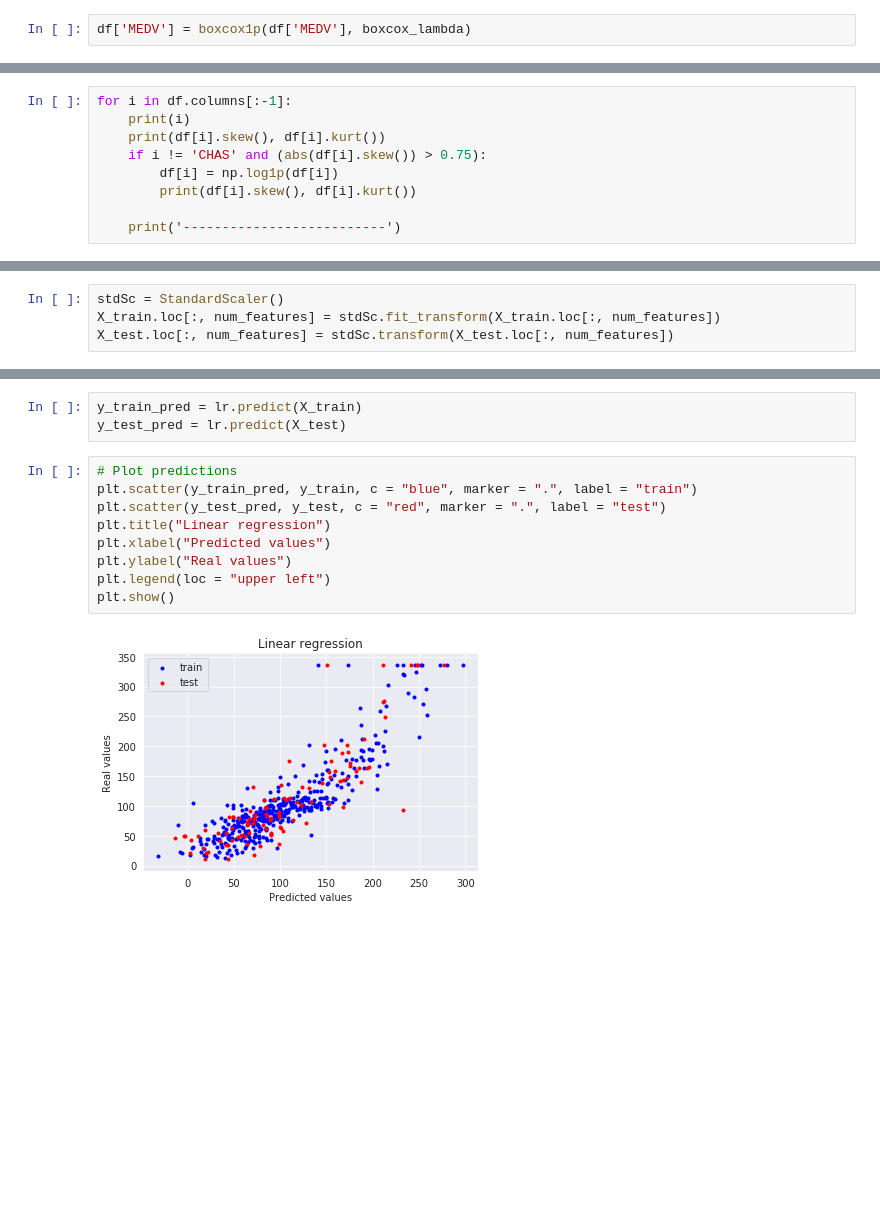
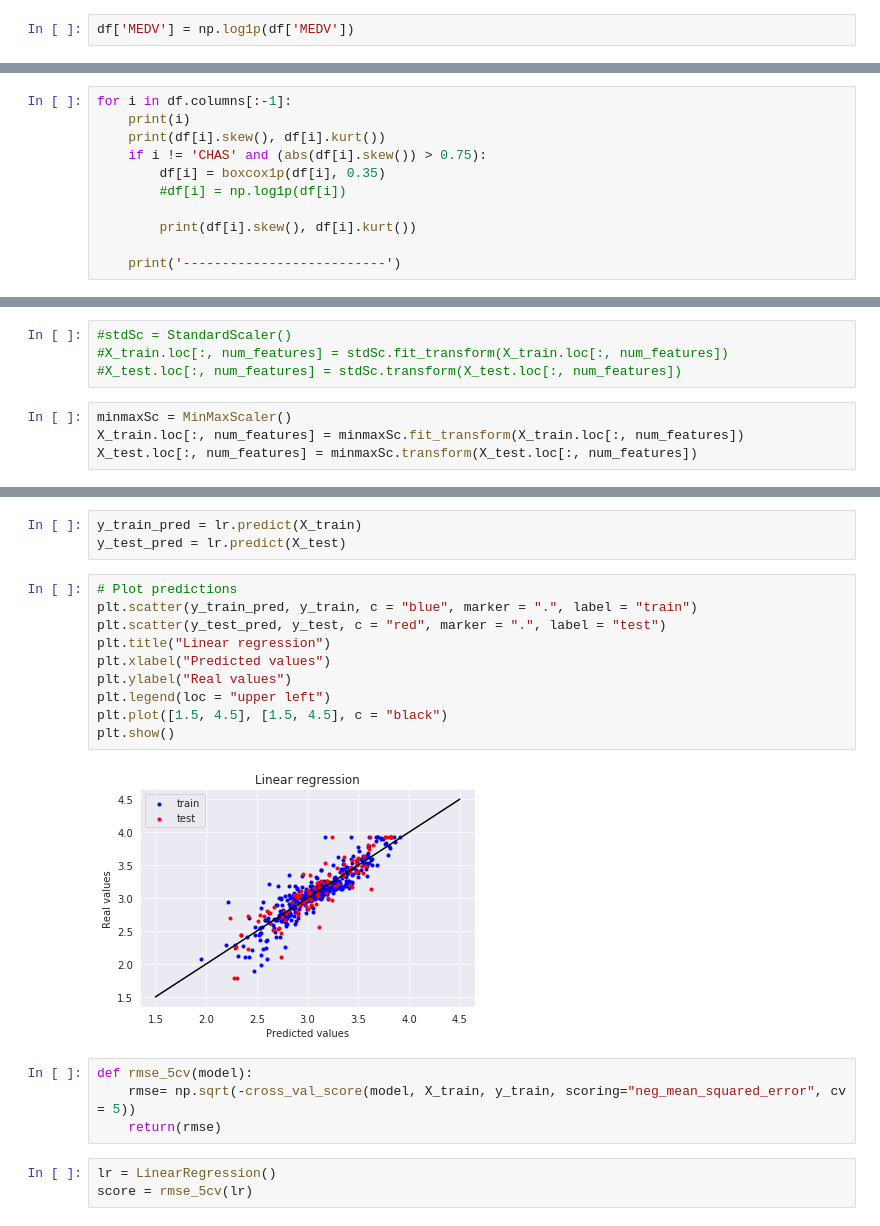
Before and after one commit to jk7g14/House-Price-Prediction, a Jupyter notebook: house-price-prediction-part2.ipynb, the cells around one changed output, grey strips where cells are left out. Cells and saved outputs as stored; diff of their text form; blank space fills up the shorter version.

Commit message:
Add mutiple regression models

```diff
--- a/house-price-prediction-part2.ipynb
+++ b/house-price-prediction-part2.ipynb
@@ -28,4 +28,4 @@ df.head()
 | 3 | 0.03237 | 0.0 | 2.18 | 0 | 0.458 | 6.998 | 45.8 | 6.0622 | 3 | 222.0 | 18.7 | ... |
 | 4 | 0.06905 | 0.0 | 2.18 | 0 | 0.458 | 7.147 | 54.2 | 6.0622 | 3 | 222.0 | 18.7 | ... |
 # %%
-df['MEDV'] = boxcox1p(df['MEDV'], boxcox_lambda)
+df['MEDV'] = np.log1p(df['MEDV'])
@@ -34,7 +46,9 @@ for i in df.columns[:-1]:
     print(i)
     print(df[i].skew(), df[i].kurt())
     if i != 'CHAS' and (abs(df[i].skew()) > 0.75):
-        df[i] = np.log1p(df[i])
+        df[i] = boxcox1p(df[i], 0.35)
+        #df[i] = np.log1p(df[i])
+
         print(df[i].skew(), df[i].kurt())
 
     print('--------------------------')
@@ -101,5 +103,9 @@ X_train
 # %%
-stdSc = StandardScaler()
-X_train.loc[:, num_features] = stdSc.fit_transform(X_train.loc[:, num_features])
-X_test.loc[:, num_features] = stdSc.transform(X_test.loc[:, num_features])
+#stdSc = StandardScaler()
+#X_train.loc[:, num_features] = stdSc.fit_transform(X_train.loc[:, num_features])
+#X_test.loc[:, num_features] = stdSc.transform(X_test.loc[:, num_features])
+# %%
+minmaxSc = MinMaxScaler()
+X_train.loc[:, num_features] = minmaxSc.fit_transform(X_train.loc[:, num_features])
+X_test.loc[:, num_features] = minmaxSc.transform(X_test.loc[:, num_features])
 # %%
@@ -135,11 +131,19 @@ y_test_pred = lr.predict(X_test)
 # %%
 # Plot predictions
 plt.scatter(y_train_pred, y_train, c = "blue", marker = ".", label = "train")
 plt.scatter(y_test_pred, y_test, c = "red", marker = ".", label = "test")
 plt.title("Linear regression")
 plt.xlabel("Predicted values")
 plt.ylabel("Real values")
 plt.legend(loc = "upper left")
+plt.plot([1.5, 4.5], [1.5, 4.5], c = "black")
 plt.show()
 # %% [output]
-[figure, old version]
+[figure, new version]
+# %%
+def rmse_5cv(model):
+    rmse= np.sqrt(-cross_val_score(model, X_train, y_train, scoring="neg_mean_squared_error", cv = 5))
+    return(rmse)
+# %%
+lr = LinearRegression()
+score = rmse_5cv(lr)
```
Also changed, not shown: parts of 56 cells of this notebook, 1 other file.
